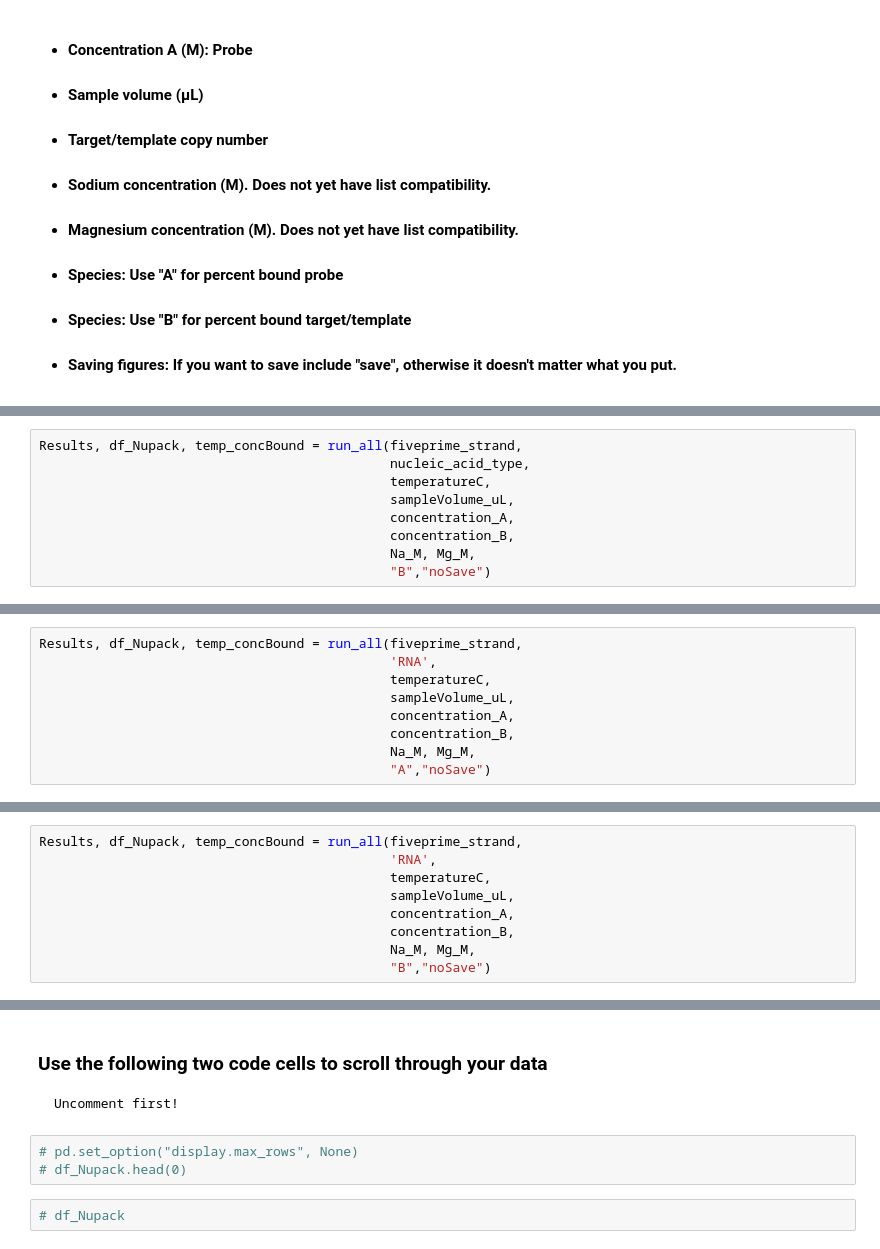
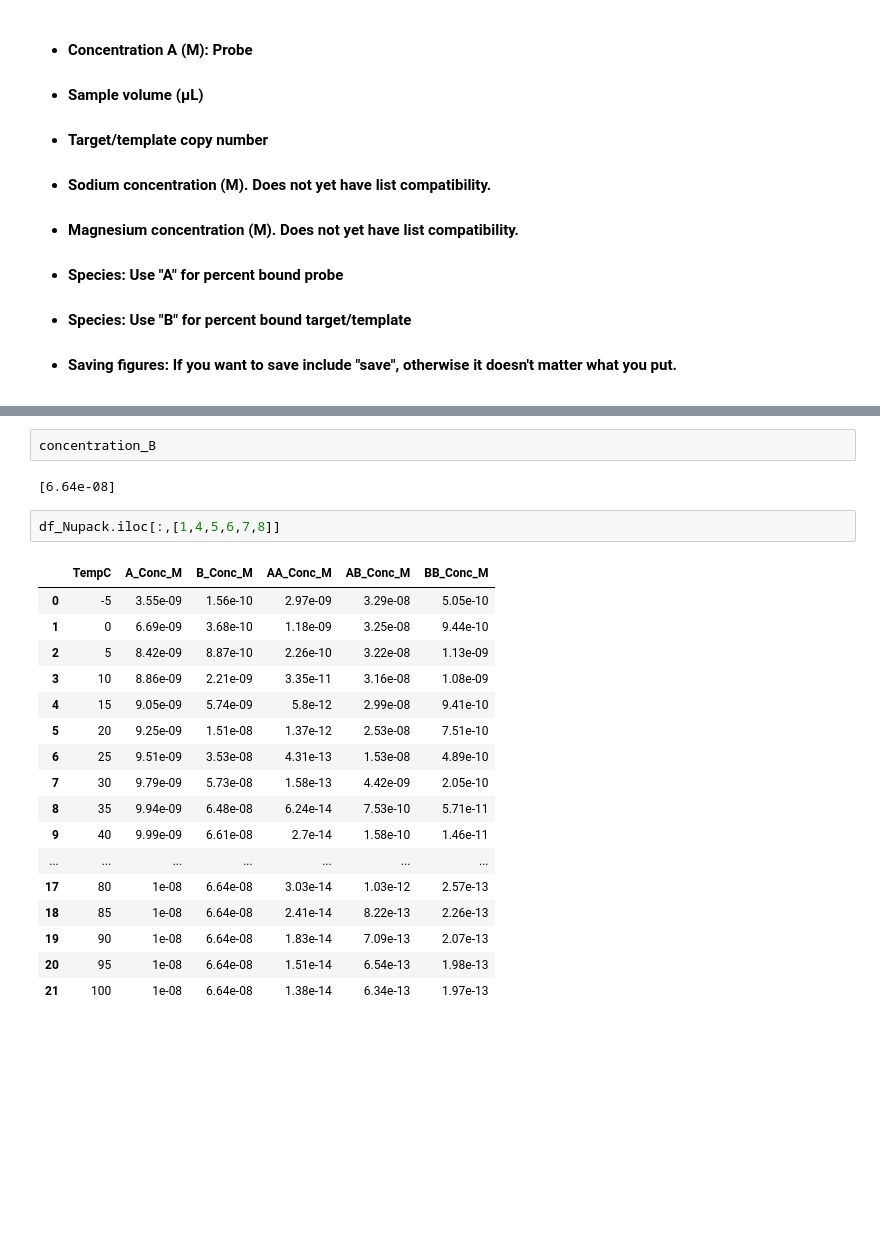
Before and after one commit to JoeHenthorn/Nupack-Analysis, a Jupyter notebook: Nupack_Analysis_lite.ipynb, the cells around one changed output, grey strips where cells are left out. Cells and saved outputs as stored; diff of their text form; blank space fills up the shorter version.

Commit message:
NUPACK Lite update 5/2/2022

```diff
--- a/Nupack_Analysis_lite.ipynb
+++ b/Nupack_Analysis_lite.ipynb
@@ -809,9 +857,0 @@ temp_concBound[0]
-# %%
-Results, df_Nupack, temp_concBound = run_all(fiveprime_strand,
-                                             nucleic_acid_type,
-                                             temperatureC,
-                                             sampleVolume_uL,
-                                             concentration_A,
-                                             concentration_B,
-                                             Na_M, Mg_M,
-                                             "B","noSave")
@@ -831,9 +857,0 @@ Number of tubes: 12
-# %%
-Results, df_Nupack, temp_concBound = run_all(fiveprime_strand,
-                                             'RNA',
-                                             temperatureC,
-                                             sampleVolume_uL,
-                                             concentration_A,
-                                             concentration_B,
-                                             Na_M, Mg_M,
-                                             "A","noSave")
@@ -851,9 +857,0 @@ Number of tubes: 12
-# %%
-Results, df_Nupack, temp_concBound = run_all(fiveprime_strand,
-                                             'RNA',
-                                             temperatureC,
-                                             sampleVolume_uL,
-                                             concentration_A,
-                                             concentration_B,
-                                             Na_M, Mg_M,
-                                             "B","noSave")
@@ -869,8 +858,24 @@ Number of tubes: 12
-# %% [markdown]
-### Use the following two code cells to scroll through your data
-    Uncomment first!
-# %%
-# pd.set_option("display.max_rows", None)
-# df_Nupack.head(0)
-# %%
-# df_Nupack
+# %%
+concentration_B
+# %% [output]
+[6.64e-08]
+# %%
+df_Nupack.iloc[:,[1,4,5,6,7,8]]
+# %% [output]
+|  | TempC | A_Conc_M | B_Conc_M | AA_Conc_M | AB_Conc_M | BB_Conc_M |
+| 0 | -5 | 3.55e-09 | 1.56e-10 | 2.97e-09 | 3.29e-08 | 5.05e-10 |
+| 1 | 0 | 6.69e-09 | 3.68e-10 | 1.18e-09 | 3.25e-08 | 9.44e-10 |
+| 2 | 5 | 8.42e-09 | 8.87e-10 | 2.26e-10 | 3.22e-08 | 1.13e-09 |
+| 3 | 10 | 8.86e-09 | 2.21e-09 | 3.35e-11 | 3.16e-08 | 1.08e-09 |
+| 4 | 15 | 9.05e-09 | 5.74e-09 | 5.8e-12 | 2.99e-08 | 9.41e-10 |
+| 5 | 20 | 9.25e-09 | 1.51e-08 | 1.37e-12 | 2.53e-08 | 7.51e-10 |
+| 6 | 25 | 9.51e-09 | 3.53e-08 | 4.31e-13 | 1.53e-08 | 4.89e-10 |
+| 7 | 30 | 9.79e-09 | 5.73e-08 | 1.58e-13 | 4.42e-09 | 2.05e-10 |
+| 8 | 35 | 9.94e-09 | 6.48e-08 | 6.24e-14 | 7.53e-10 | 5.71e-11 |
+| 9 | 40 | 9.99e-09 | 6.61e-08 | 2.7e-14 | 1.58e-10 | 1.46e-11 |
+| ... | ... | ... | ... | ... | ... | ... |
+| 17 | 80 | 1e-08 | 6.64e-08 | 3.03e-14 | 1.03e-12 | 2.57e-13 |
+| 18 | 85 | 1e-08 | 6.64e-08 | 2.41e-14 | 8.22e-13 | 2.26e-13 |
+| 19 | 90 | 1e-08 | 6.64e-08 | 1.83e-14 | 7.09e-13 | 2.07e-13 |
+| 20 | 95 | 1e-08 | 6.64e-08 | 1.51e-14 | 6.54e-13 | 1.98e-13 |
+| 21 | 100 | 1e-08 | 6.64e-08 | 1.38e-14 | 6.34e-13 | 1.97e-13 |
```
Also changed, not shown: parts of 18 cells of this notebook.
